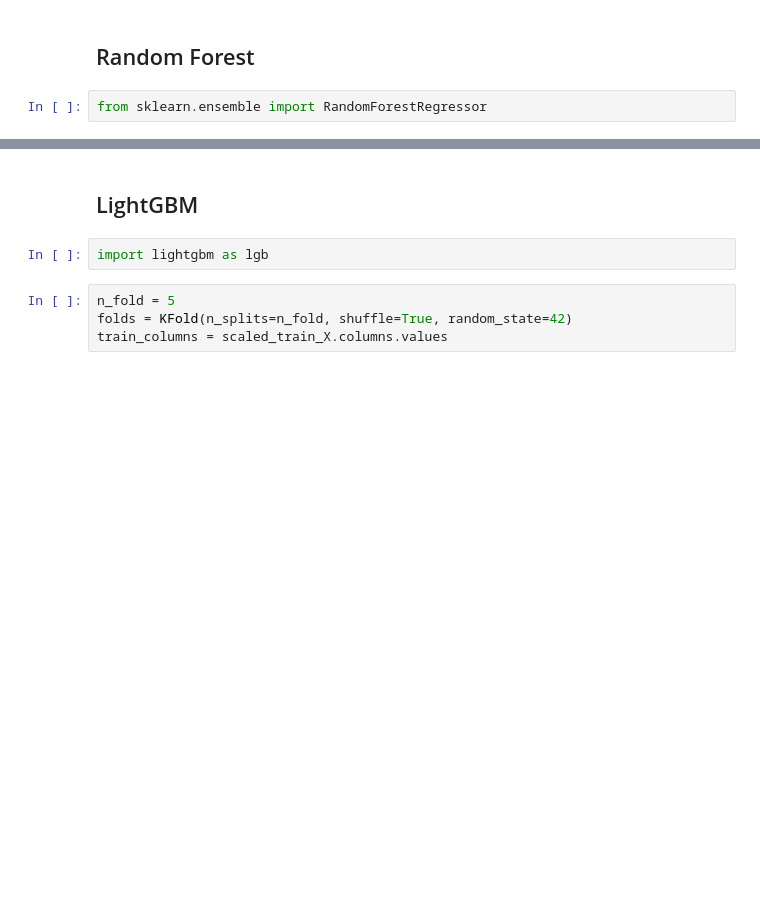
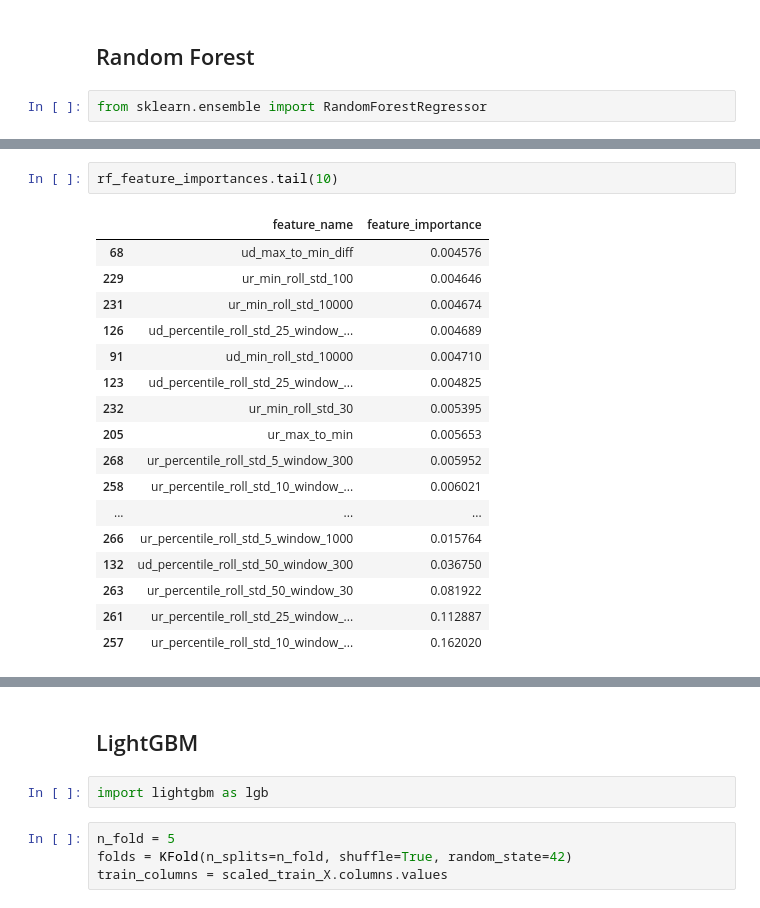
Before and after one commit to DavidBraslow/dsc-5-capstone-project-online-ds-sp-000, a Jupyter notebook: student.ipynb, the cells around one changed output, grey strips where cells are left out. Drawn from its saved outputs; the diff is of its cells as text; blank space fills up the shorter version.

```diff
--- a/student.ipynb
+++ b/student.ipynb
@@ -677,0 +810,20 @@ Train MAE: 0.8124914161994892, Test MAE: 2.1007534187992416
+# %%
+rf_feature_importances.tail(10)
+# %% [output]
+|  | feature_name | feature_importance |
+| 68 | ud_max_to_min_diff | 0.004576 |
+| 229 | ur_min_roll_std_100 | 0.004646 |
+| 231 | ur_min_roll_std_10000 | 0.004674 |
+| 126 | ud_percentile_roll_std_25_window_... | 0.004689 |
+| 91 | ud_min_roll_std_10000 | 0.004710 |
+| 123 | ud_percentile_roll_std_25_window_... | 0.004825 |
+| 232 | ur_min_roll_std_30 | 0.005395 |
+| 205 | ur_max_to_min | 0.005653 |
+| 268 | ur_percentile_roll_std_5_window_300 | 0.005952 |
+| 258 | ur_percentile_roll_std_10_window_... | 0.006021 |
+| ... | ... | ... |
+| 266 | ur_percentile_roll_std_5_window_1000 | 0.015764 |
+| 132 | ud_percentile_roll_std_50_window_300 | 0.036750 |
+| 263 | ur_percentile_roll_std_50_window_30 | 0.081922 |
+| 261 | ur_percentile_roll_std_25_window_... | 0.112887 |
+| 257 | ur_percentile_roll_std_10_window_... | 0.162020 |
```
Also changed, not shown: parts of 19 cells of this notebook, 1 other file.
